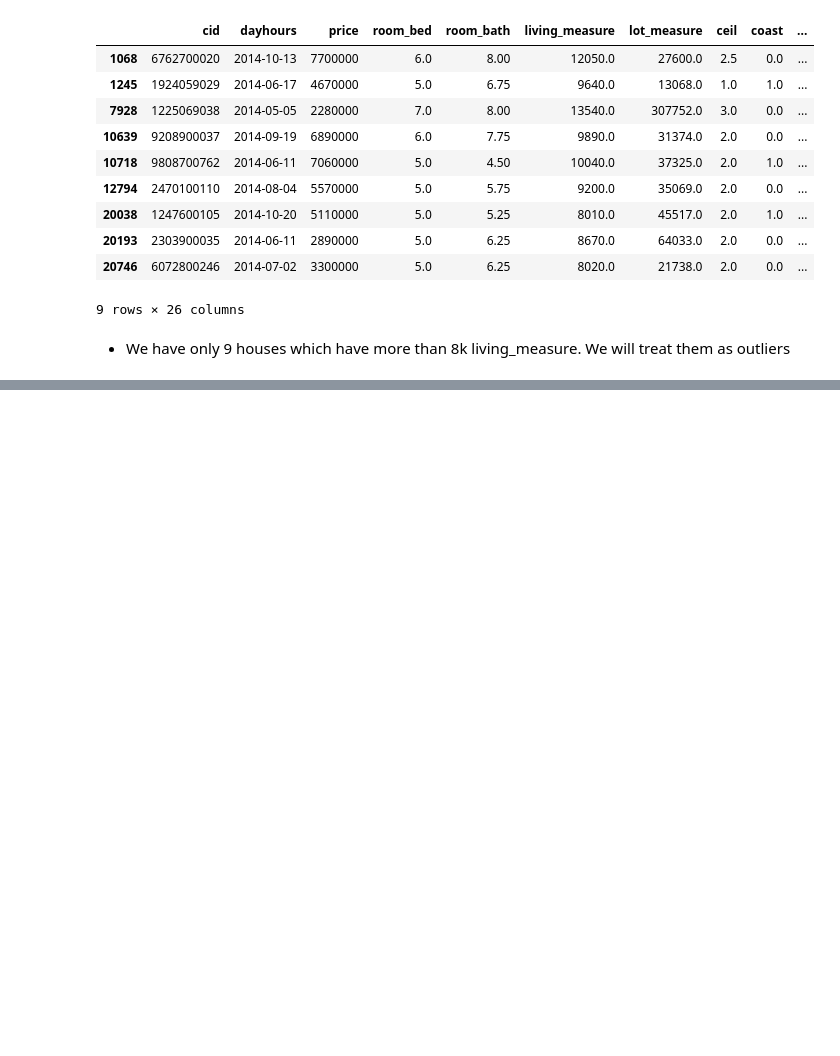
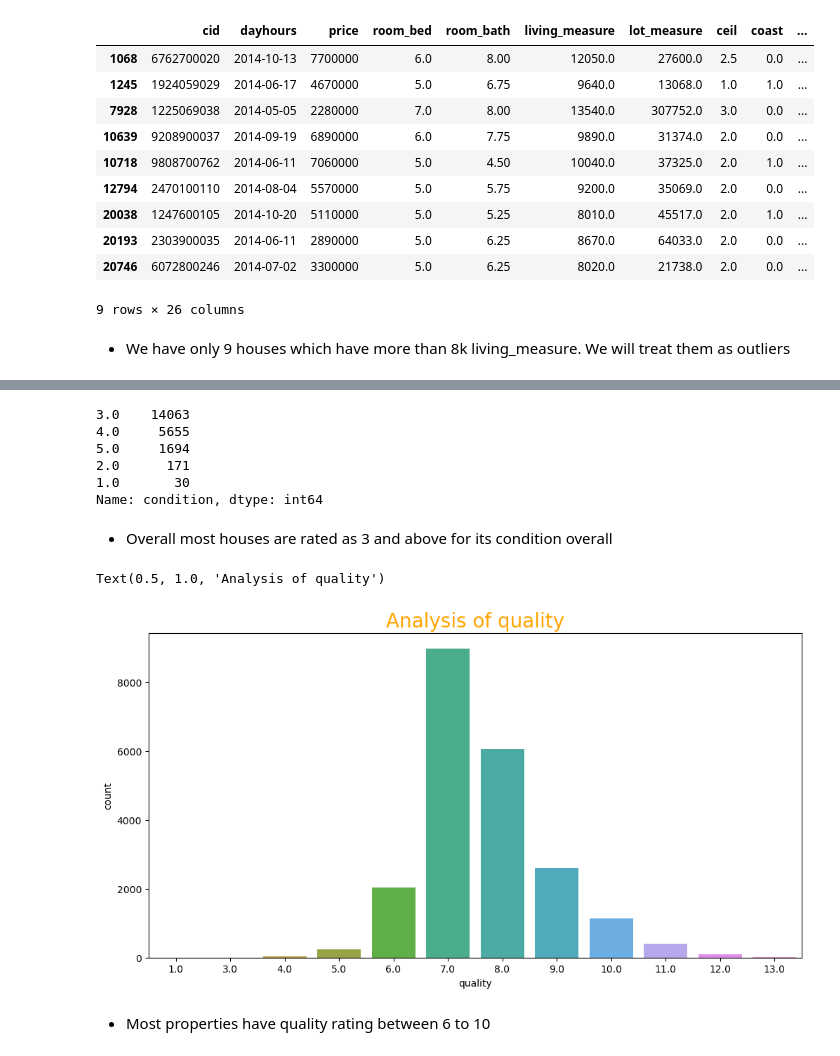
Before and after one commit to rivillasm/ineuron, a Jupyter notebook: Projects/RealEstate.ipynb, the cells around one changed output, grey strips where cells are left out. Drawn from its saved outputs; the diff is of its cells as text; code cells hidden in the pictures; blank space fills up the shorter version.

```diff
--- a/Projects/RealEstate.ipynb
+++ b/Projects/RealEstate.ipynb
@@ -734,0 +802,22 @@ AttributeError: 'DataFrame' object has no attribute 'df'
+# %%
+# analysis of condition variable
+df.condition.value_counts()
+# %% [output]
+3.0    14063
+4.0     5655
+5.0     1694
+2.0      171
+1.0       30
+Name: condition, dtype: int64
+# %% [markdown]
+* Overall most houses are rated as 3 and above for its condition overall
+# %%
+df.quality.value_counts()
+plt.figure(figsize=(12,6))
+sns.countplot('quality',data=df)
+plt.title(f"Analysis of quality" , fontsize=20,           color="orange")
+# %% [output]
+Text(0.5, 1.0, 'Analysis of quality')
+[figure, added]
+# %% [markdown]
+* Most properties have quality rating between 6 to 10
```
Also changed, not shown: parts of 17 cells of this notebook.
